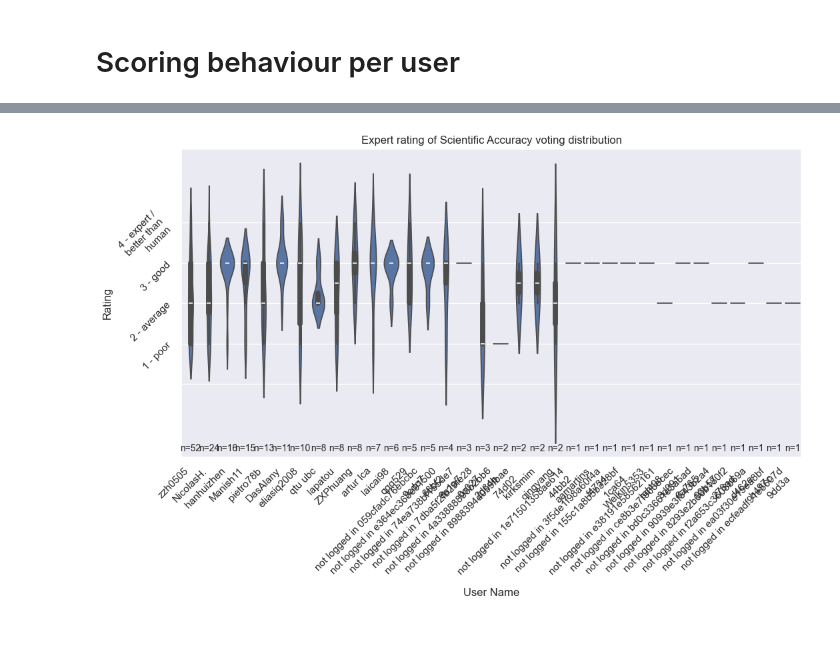
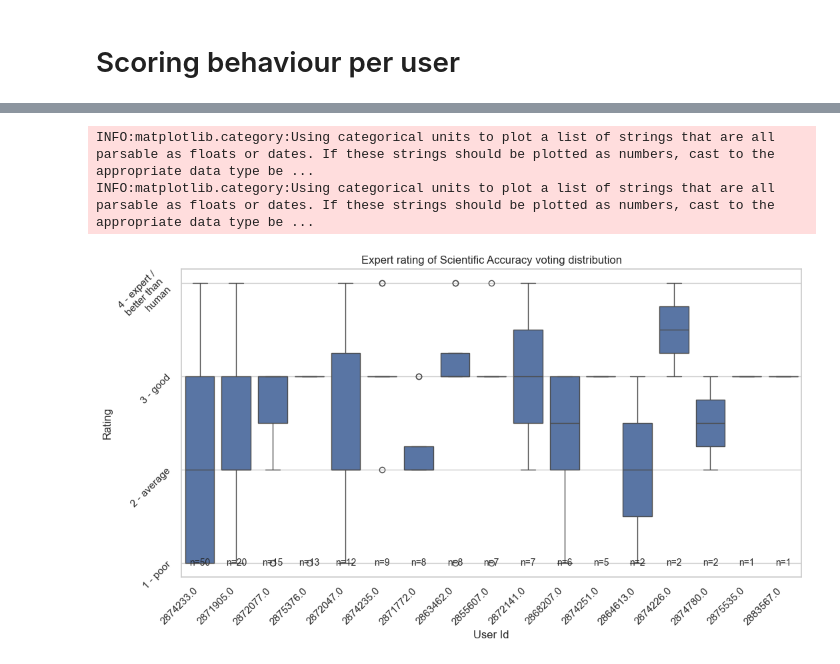
Before and after one commit to tur-ium/unep-life-cycle-assessment-ml-paper-evaluation, a Jupyter notebook: 5_analysis/analysis_notebook_q2.ipynb, the cells around one changed output, grey strips where cells are left out. Saved outputs shown, nothing was run; the diff lists cells and outputs as text; code cells hidden in the pictures; blank space fills up the shorter version.

```diff
--- a/5_analysis/analysis_notebook_q2.ipynb
+++ b/5_analysis/analysis_notebook_q2.ipynb
@@ -302,8 +290,8 @@ wrap_labels(plt.gca(), width=15)
 
 
 # Add number of data points to each bar
-for i, user_name in enumerate(combined_final['#llm_model'].unique()):
-    count = combined_final[combined_final['#llm_model'] == user_name]['T2_score'].count()
+for i, llm_name in enumerate(combined_final['#llm_model'].unique()):
+    count = combined_final[combined_final['#llm_model'] == llm_name]['T2_score'].count()
     ax.text(i, ax.get_ylim()[0] + 0.1, f'n={count}', ha='center', va='bottom', fontsize=10)
 
 plt.subplots_adjust(left=0.15, right=0.85)
@@ -339,8 +327,8 @@ wrap_labels(plt.gca(), width=15)
 
 
 # Add number of data points to each bar
-for i, user_name in enumerate(combined_final['#llm_model'].unique()):
-    count = combined_final[combined_final['#llm_model'] == user_name]['T2_score'].count()
+for i, llm_name in enumerate(combined_final['#llm_model'].unique()):
+    count = combined_final[combined_final['#llm_model'] == llm_name]['T2_score'].count()
     ax.text(i, ax.get_ylim()[0] + 0.1, f'n={count}', ha='center', va='bottom', fontsize=10)
 
 ax.get_legend().remove()
@@ -378,8 +366,8 @@ plt.xticks(rotation=45, ha='right')
 wrap_labels(plt.gca(), width=15)
 
 # Add number of data points to each bar
-for i, user_name in enumerate(combined_final['#llm_model'].unique()):
-    count = combined_final[combined_final['#llm_model'] == user_name]['T2_score'].count()
+for i, llm_name in enumerate(combined_final['#llm_model'].unique()):
+    count = combined_final[combined_final['#llm_model'] == llm_name]['T2_score'].count()
     ax.text(i, ax.get_ylim()[1] - 0.1, f'n={count}', ha='center', va='top', fontsize=10)
 
 ax.get_legend().remove()
@@ -486,6 +475,6 @@ classifications_df = pd.read_csv(classifications_csv_path)
 # %%
 classifications_with_username = combined_final.merge(classifications_df,left_on='original_index',right_on='classification_id')
 # %%
-count_q2_answers_by_user_df = classifications_with_username.groupby('user_name').T2.count().sort_values(ascending=False)
+count_q2_answers_by_user_df = classifications_with_username.groupby('user_id').T2.count().sort_values(ascending=False)
 count_q2_answers_by_user_df
 # %% [output]
@@ -561,23 +556,25 @@ plt.show()
 # %%
 plt.figure(figsize=(12, 6))
 
 colors = sns.color_palette("light:#5A9", as_cmap=True)
 
 plt.title('Expert rating of Scientific Accuracy voting distribution')
-plt.xlabel('User Name')
+plt.xlabel('User Id')
 plt.ylabel('Rating')
-plt.yticks(np.arange(0,5,1), ylabels_text)
+plt.yticks(list(rating_description_to_number.values()), list(rating_description_to_number.keys()))
 
-ax = sns.violinplot(x='user_name', y='T2_score', data=classifications_with_username, order=list(count_q2_answers_by_user_df.index))
+ax = sns.boxplot(x='user_id', y='T2_score', data=classifications_with_username, order=list(count_q2_answers_by_user_df.index))
 
 # Add number of data points to each bar
-for i, user_name in enumerate(count_q2_answers_by_user_df.index):
-    count = count_q2_answers_by_user_df[user_name]
+for i, user_id in enumerate(count_q2_answers_by_user_df.index):
+    count = count_q2_answers_by_user_df[user_id]
     ax.text(i, ax.get_ylim()[0] + 0.1, f'n={count}', ha='center', va='bottom', fontsize=10)
 
 # Rotate x-tick labels and adjust alignment
 plt.xticks(rotation=45, ha='right')
 wrap_labels(plt.gca(), width=15)
 plt.show()
 # %% [output]
+INFO:matplotlib.category:Using categorical units to plot a list of strings that are all parsable as floats or dates. If these strings should be plotted as numbers, cast to the appropriate data type be ...
+INFO:matplotlib.category:Using categorical units to plot a list of strings that are all parsable as floats or dates. If these strings should be plotted as numbers, cast to the appropriate data type be ...
-[figure, old version]
+[figure, new version]
```
Also changed, not shown: parts of 13 cells of this notebook, 1 other file.
